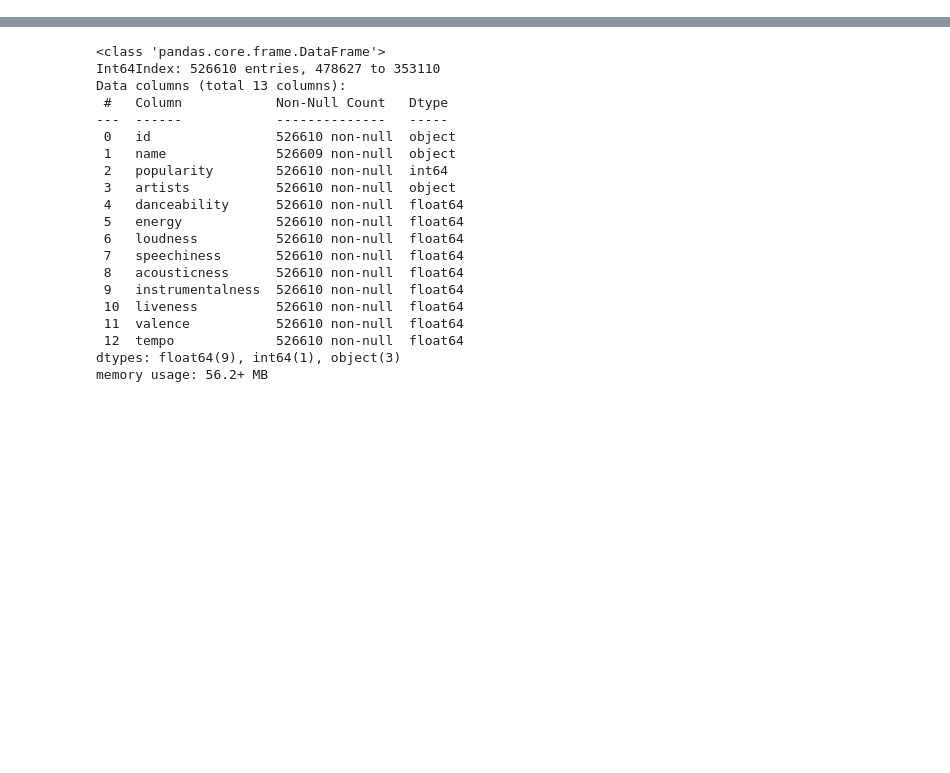
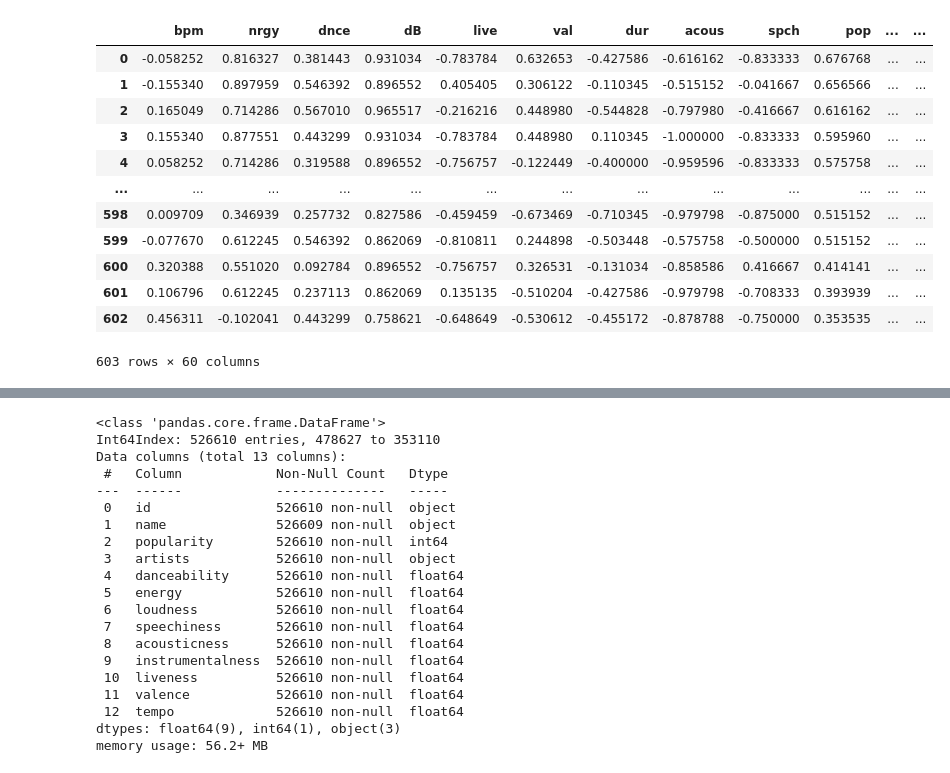
Before and after one commit to souravcy/Song_Recommender, a Jupyter notebook: Code.ipynb, the cells around one changed output, grey strips where cells are left out. Saved outputs shown, nothing was run; the diff lists cells and outputs as text; code cells hidden in the pictures; blank space fills up the shorter version.

```diff
--- a/Code.ipynb
+++ b/Code.ipynb
@@ -83 +181,17 @@ memory usage: 84.4+ MB
+# %%
+prepared_data
+# %% [output]
+|  | bpm | nrgy | dnce | dB | live | val | dur | acous | spch | pop | ... | ... |
+| 0 | -0.058252 | 0.816327 | 0.381443 | 0.931034 | -0.783784 | 0.632653 | -0.427586 | -0.616162 | -0.833333 | 0.676768 | ... | ... |
+| 1 | -0.155340 | 0.897959 | 0.546392 | 0.896552 | 0.405405 | 0.306122 | -0.110345 | -0.515152 | -0.041667 | 0.656566 | ... | ... |
+| 2 | 0.165049 | 0.714286 | 0.567010 | 0.965517 | -0.216216 | 0.448980 | -0.544828 | -0.797980 | -0.416667 | 0.616162 | ... | ... |
+| 3 | 0.155340 | 0.877551 | 0.443299 | 0.931034 | -0.783784 | 0.448980 | 0.110345 | -1.000000 | -0.833333 | 0.595960 | ... | ... |
+| 4 | 0.058252 | 0.714286 | 0.319588 | 0.896552 | -0.756757 | -0.122449 | -0.400000 | -0.959596 | -0.833333 | 0.575758 | ... | ... |
+| ... | ... | ... | ... | ... | ... | ... | ... | ... | ... | ... | ... | ... |
+| 598 | 0.009709 | 0.346939 | 0.257732 | 0.827586 | -0.459459 | -0.673469 | -0.710345 | -0.979798 | -0.875000 | 0.515152 | ... | ... |
+| 599 | -0.077670 | 0.612245 | 0.546392 | 0.862069 | -0.810811 | 0.244898 | -0.503448 | -0.575758 | -0.500000 | 0.515152 | ... | ... |
+| 600 | 0.320388 | 0.551020 | 0.092784 | 0.896552 | -0.756757 | 0.326531 | -0.131034 | -0.858586 | 0.416667 | 0.414141 | ... | ... |
+| 601 | 0.106796 | 0.612245 | 0.237113 | 0.862069 | 0.135135 | -0.510204 | -0.427586 | -0.979798 | -0.708333 | 0.393939 | ... | ... |
+| 602 | 0.456311 | -0.102041 | 0.443299 | 0.758621 | -0.648649 | -0.530612 | -0.455172 | -0.878788 | -0.750000 | 0.353535 | ... | ... |
+603 rows × 60 columns
 # %%
```
Also changed, not shown: parts of 30 cells of this notebook, 9 other files.
